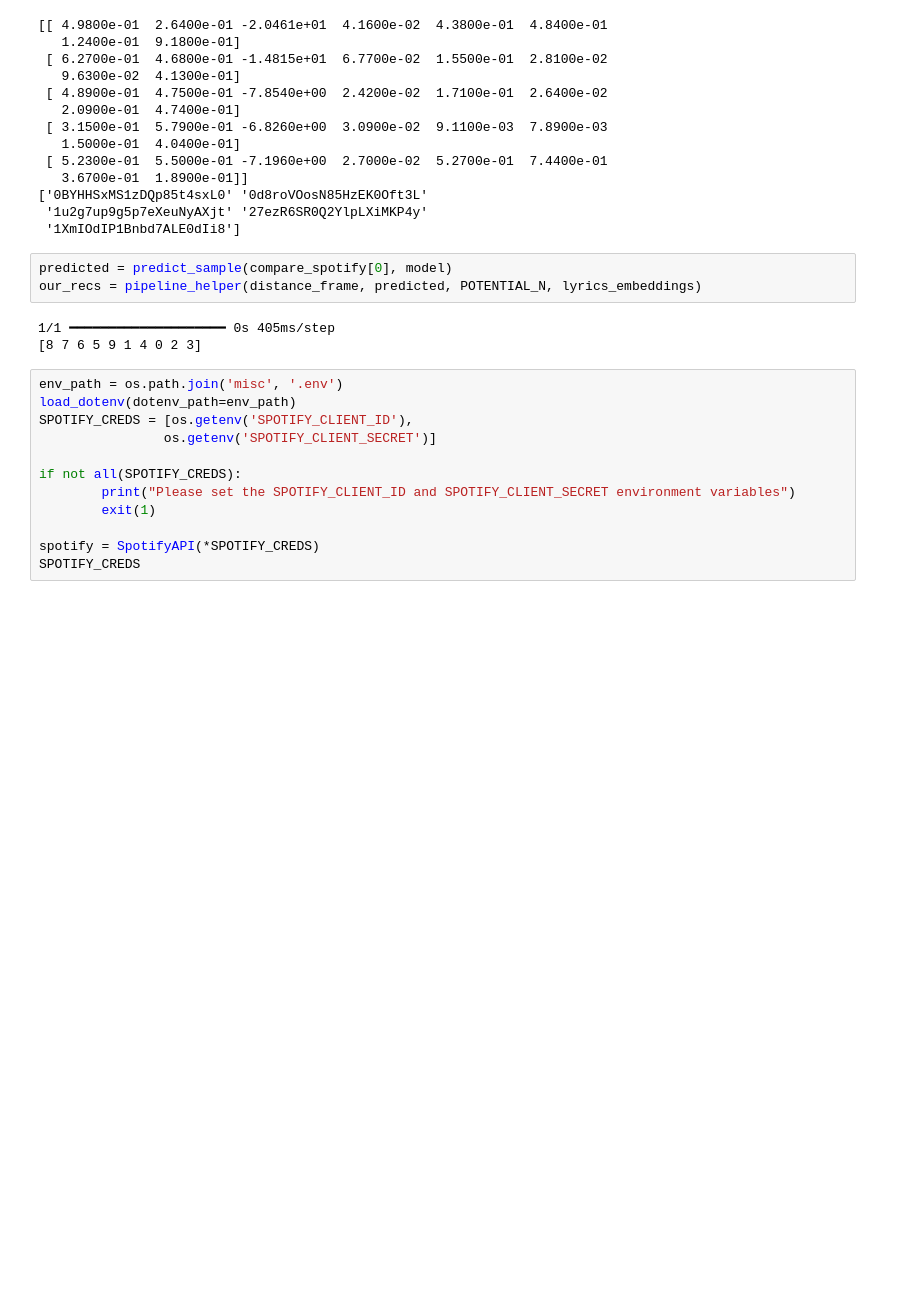
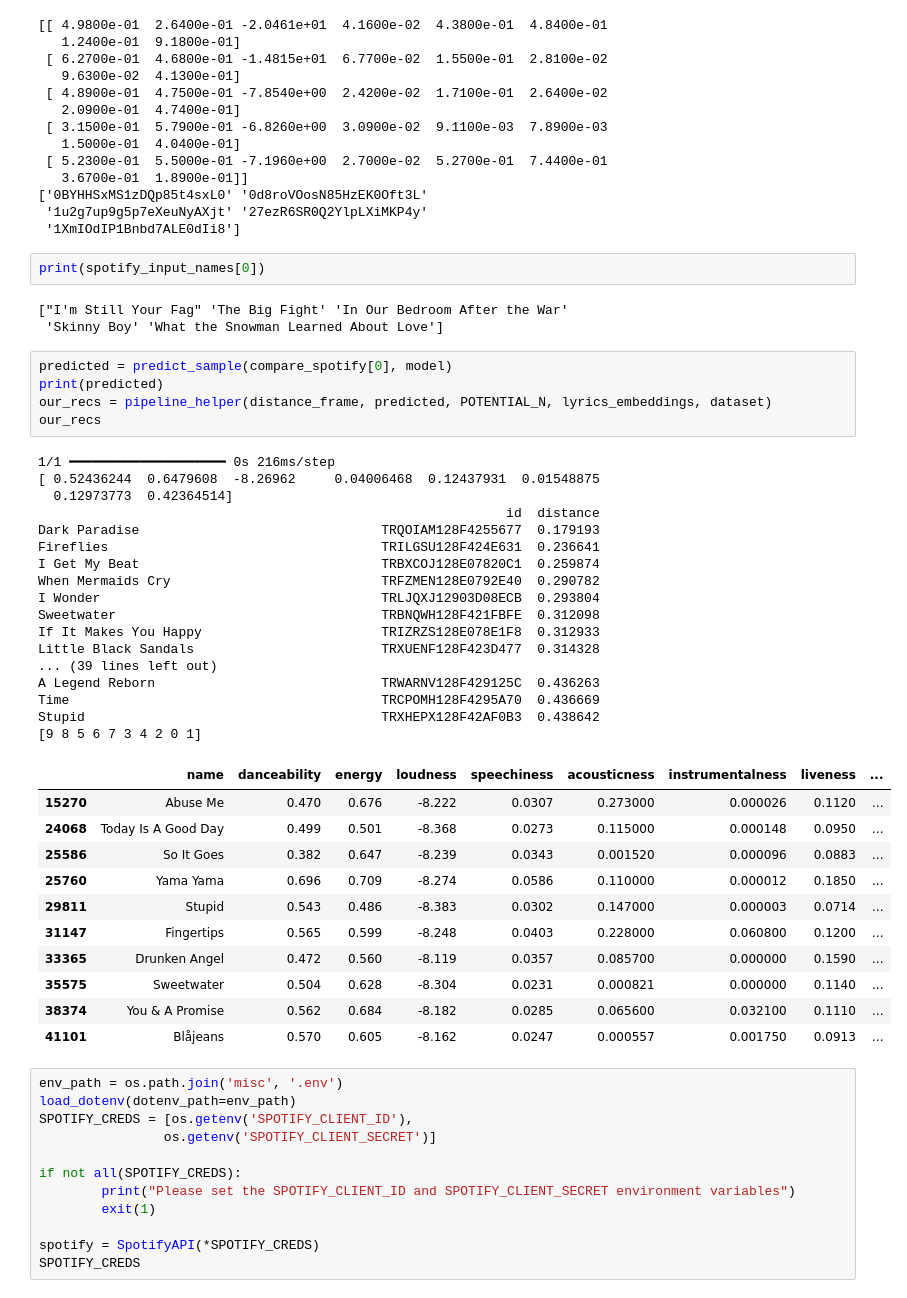
Before and after one commit to Ernesto2004/spotify-music-suggestion, a Jupyter notebook: pipeline.ipynb, the cells around one changed output. Saved outputs shown, nothing was run; the diff lists cells and outputs as text; blank space fills up the shorter version.

```diff
--- a/pipeline.ipynb
+++ b/pipeline.ipynb
@@ -102,12 +197,45 @@ print(spotify_input[0])
 ['0BYHHSxMS1zDQp85t4sxL0' '0d8roVOosN85HzEK0Oft3L'
  '1u2g7up9g5p7eXeuNyAXjt' '27ezR6SR0Q2YlpLXiMKP4y'
  '1XmIOdIP1Bnbd7ALE0dIi8']
+# %%
+print(spotify_input_names[0])
+# %% [output]
+["I'm Still Your Fag" 'The Big Fight' 'In Our Bedroom After the War'
+ 'Skinny Boy' 'What the Snowman Learned About Love']
 # %%
 predicted = predict_sample(compare_spotify[0], model)
-our_recs = pipeline_helper(distance_frame, predicted, POTENTIAL_N, lyrics_embeddings)
+print(predicted)
+our_recs = pipeline_helper(distance_frame, predicted, POTENTIAL_N, lyrics_embeddings, dataset)
+our_recs
 # %% [output]
-1/1 ━━━━━━━━━━━━━━━━━━━━ 0s 405ms/step
-[8 7 6 5 9 1 4 0 2 3]
+1/1 ━━━━━━━━━━━━━━━━━━━━ 0s 216ms/step
+[ 0.52436244  0.6479608  -8.26962     0.04006468  0.12437931  0.01548875
+  0.12973773  0.42364514]
+                                                            id  distance
+Dark Paradise                               TRQOIAM128F4255677  0.179193
+Fireflies                                   TRILGSU128F424E631  0.236641
+I Get My Beat                               TRBXCOJ128E07820C1  0.259874
+When Mermaids Cry                           TRFZMEN128E0792E40  0.290782
+I Wonder                                    TRLJQXJ12903D08ECB  0.293804
+Sweetwater                                  TRBNQWH128F421FBFE  0.312098
+If It Makes You Happy                       TRIZRZS128E078E1F8  0.312933
+Little Black Sandals                        TRXUENF128F423D477  0.314328
+... (39 lines left out)
+A Legend Reborn                             TRWARNV128F429125C  0.436263
+Time                                        TRCPOMH128F4295A70  0.436669
+Stupid                                      TRXHEPX128F42AF0B3  0.438642
+[9 8 5 6 7 3 4 2 0 1]
+|  | name | danceability | energy | loudness | speechiness | acousticness | instrumentalness | liveness | ... |
+| 15270 | Abuse Me | 0.470 | 0.676 | -8.222 | 0.0307 | 0.273000 | 0.000026 | 0.1120 | ... |
+| 24068 | Today Is A Good Day | 0.499 | 0.501 | -8.368 | 0.0273 | 0.115000 | 0.000148 | 0.0950 | ... |
+| 25586 | So It Goes | 0.382 | 0.647 | -8.239 | 0.0343 | 0.001520 | 0.000096 | 0.0883 | ... |
+| 25760 | Yama Yama | 0.696 | 0.709 | -8.274 | 0.0586 | 0.110000 | 0.000012 | 0.1850 | ... |
+| 29811 | Stupid | 0.543 | 0.486 | -8.383 | 0.0302 | 0.147000 | 0.000003 | 0.0714 | ... |
+| 31147 | Fingertips | 0.565 | 0.599 | -8.248 | 0.0403 | 0.228000 | 0.060800 | 0.1200 | ... |
+| 33365 | Drunken Angel | 0.472 | 0.560 | -8.119 | 0.0357 | 0.085700 | 0.000000 | 0.1590 | ... |
+| 35575 | Sweetwater | 0.504 | 0.628 | -8.304 | 0.0231 | 0.000821 | 0.000000 | 0.1140 | ... |
+| 38374 | You & A Promise | 0.562 | 0.684 | -8.182 | 0.0285 | 0.065600 | 0.032100 | 0.1110 | ... |
+| 41101 | Blåjeans | 0.570 | 0.605 | -8.162 | 0.0247 | 0.000557 | 0.001750 | 0.0913 | ... |
 # %%
 env_path = os.path.join('misc', '.env')
 load_dotenv(dotenv_path=env_path)
```
Also changed, not shown: parts of 11 cells of this notebook, 1 other file.
